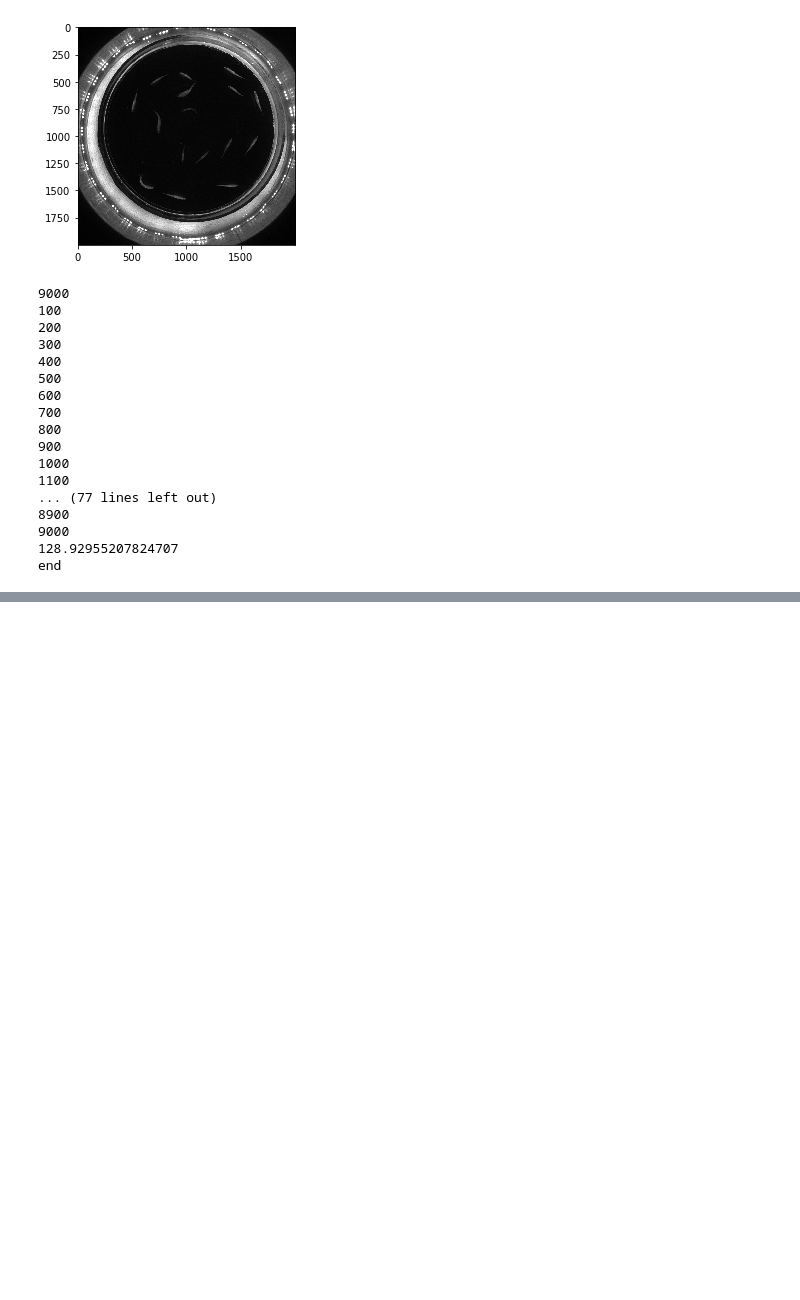
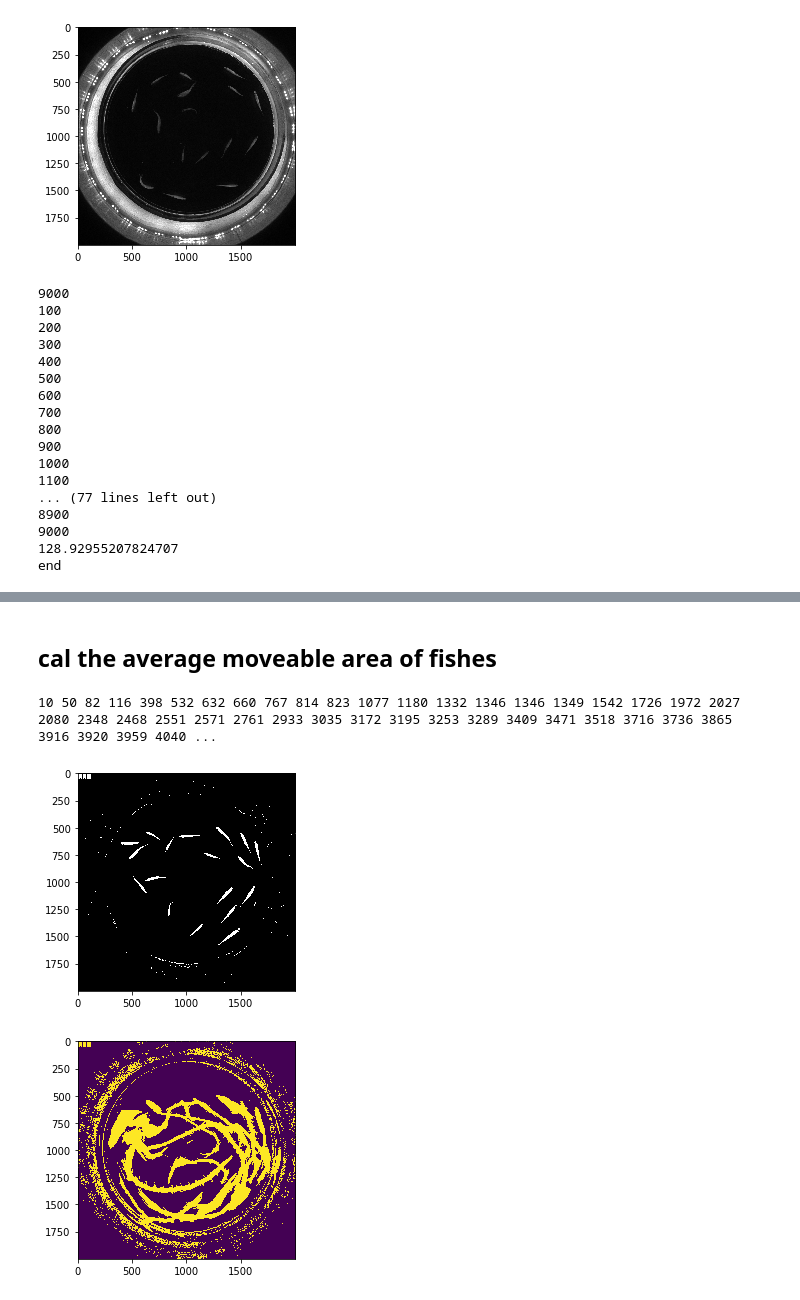
Before and after one commit to isis0517/ZippedFish, a Jupyter notebook: multi_trace.ipynb, the cells around one changed output, grey strips where cells are left out. Drawn from its saved outputs; the diff is of its cells as text; code cells hidden in the pictures; blank space fills up the shorter version.

```diff
--- a/multi_trace.ipynb
+++ b/multi_trace.ipynb
@@ -263,0 +243,33 @@ np.save("poses2.npy", poses2)
+# %% [markdown]
+## cal the average moveable area of fishes
+# %%
+video = cv2.VideoCapture(filepath)
+frame_num = video.get(cv2.CAP_PROP_FRAME_COUNT)
+
+tlen = 100
+move_area = np.zeros(background.shape)>10
+
+
+tnum = np.random.randint(frame_num,size=tlen)
+tnum.sort()
+
+if not video.isOpened():
+    print(f"open the video is failed with path:{filepath}")
+
+for s in tnum:
+    print(s , end=" ")
+    video.set(cv2.CAP_PROP_FRAME_COUNT, 10)
+    ret, frame = video.read()
+    frame = frame[:,:,0]
+    frame = cv2.absdiff(frame, background) > 15
+    move_area = np.logical_or(move_area, frame)
+
+plt.imshow(frame, cmap=plt.cm.gray)
+plt.show()
+
+plt.imshow(move_area)
+video.release()
+# %% [output]
+10 50 82 116 398 532 632 660 767 814 823 1077 1180 1332 1346 1346 1349 1542 1726 1972 2027 2080 2348 2468 2551 2571 2761 2933 3035 3172 3195 3253 3289 3409 3471 3518 3716 3736 3865 3916 3920 3959 4040 ...
+[figure, added]
+[figure, added]
```
Also changed, not shown: parts of 28 cells of this notebook, 1 other file.
